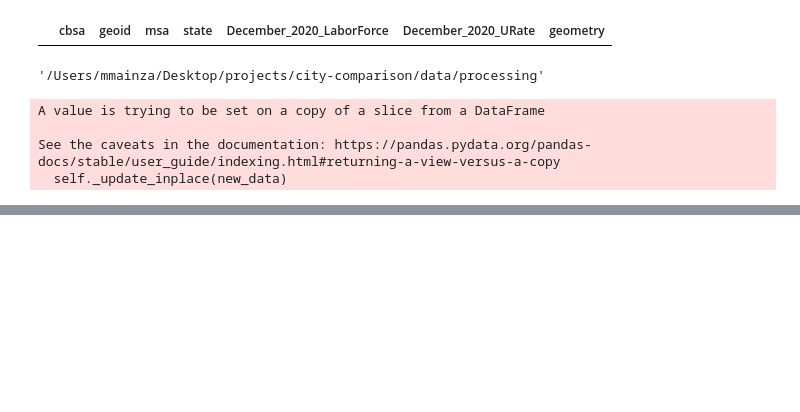
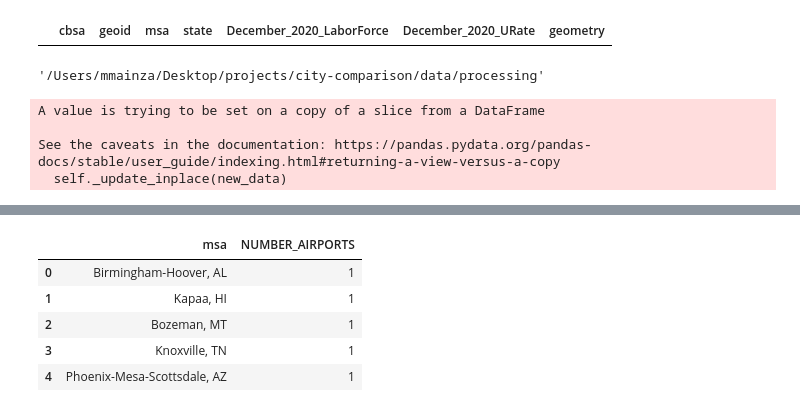
Before and after one commit to mmainzer/city-comparison, a Jupyter notebook: data/processing/unemploymentData.ipynb, the cells around one changed output, grey strips where cells are left out. Saved outputs shown, nothing was run; the diff lists cells and outputs as text; code cells hidden in the pictures; blank space fills up the shorter version.

```diff
--- a/data/processing/unemploymentData.ipynb
+++ b/data/processing/unemploymentData.ipynb
@@ -1,6 +1,7 @@
 # %%
 import pandas as pd
 pd.set_option('display.max_columns', None)
+pd.set_option('display.max_rows', None)
 
 import requests
 import json
@@ -304,2 +291,15 @@ msaSum.head()
 # %%
 msaSum.to_file('../../../data/spatial/msa/usMsaData.geojson', driver="GeoJSON")
+# %%
+df = gpd.read_file('../../../data/spatial/msa/usMsaData.geojson')
+data = pd.read_excel('../data.xlsx', sheet_name="msaData")
+airports = pd.read_excel('../data.xlsx', sheet_name="airService",usecols="A,E")
+# %%
+airports.head()
+# %% [output]
+|  | msa | NUMBER_AIRPORTS |
+| 0 | Birmingham-Hoover, AL | 1 |
+| 1 | Kapaa, HI | 1 |
+| 2 | Bozeman, MT | 1 |
+| 3 | Knoxville, TN | 1 |
+| 4 | Phoenix-Mesa-Scottsdale, AZ | 1 |
```
Also changed, not shown: parts of 9 cells of this notebook, 15 other files.
